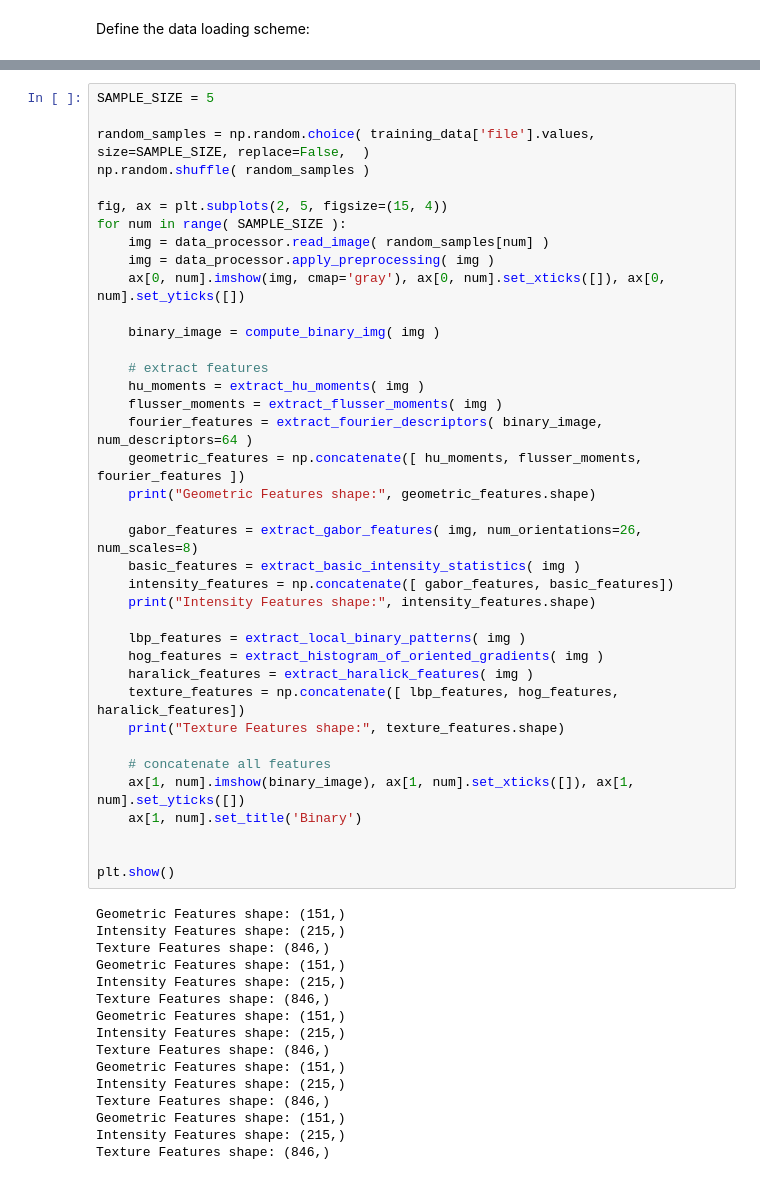
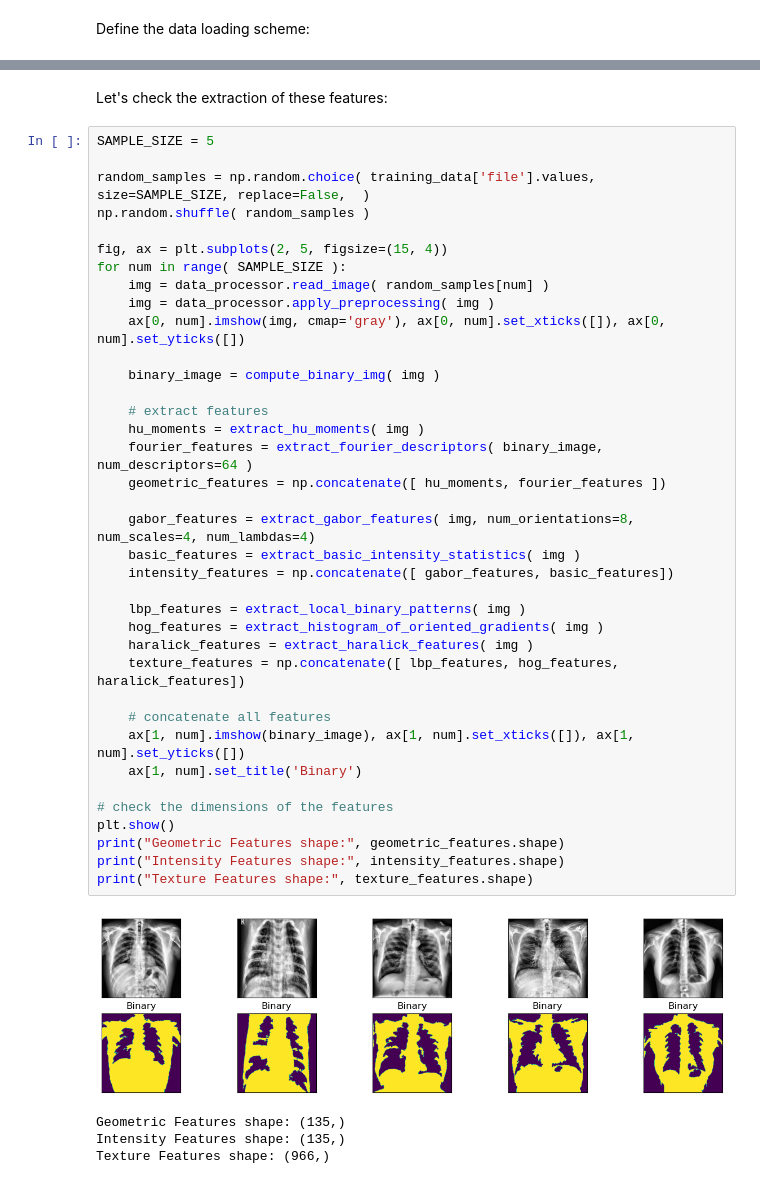
Before and after one commit to vvcastro/vision-chestXRay, a Jupyter notebook: 02_features_exploration.ipynb, the cells around one changed output, grey strips where cells are left out. Cells and saved outputs as stored; diff of their text form.

```diff
--- a/02_features_exploration.ipynb
+++ b/02_features_exploration.ipynb
@@ -122,54 +127,44 @@ def extract_haralick_features( image ):
+# %% [markdown]
+Let's check the extraction of these features:
 # %%
 SAMPLE_SIZE = 5
 
 random_samples = np.random.choice( training_data['file'].values, size=SAMPLE_SIZE, replace=False,  )
 np.random.shuffle( random_samples )
 
 fig, ax = plt.subplots(2, 5, figsize=(15, 4))
 for num in range( SAMPLE_SIZE ):
     img = data_processor.read_image( random_samples[num] )
     img = data_processor.apply_preprocessing( img )
     ax[0, num].imshow(img, cmap='gray'), ax[0, num].set_xticks([]), ax[0, num].set_yticks([])
 
     binary_image = compute_binary_img( img )
 
     # extract features
     hu_moments = extract_hu_moments( img )
-    flusser_moments = extract_flusser_moments( img )
     fourier_features = extract_fourier_descriptors( binary_image, num_descriptors=64 )
-    geometric_features = np.concatenate([ hu_moments, flusser_moments, fourier_features ])
-    print("Geometric Features shape:", geometric_features.shape)
+    geometric_features = np.concatenate([ hu_moments, fourier_features ])
 
-    gabor_features = extract_gabor_features( img, num_orientations=26, num_scales=8)
+    gabor_features = extract_gabor_features( img, num_orientations=8, num_scales=4, num_lambdas=4)
     basic_features = extract_basic_intensity_statistics( img )
     intensity_features = np.concatenate([ gabor_features, basic_features])
-    print("Intensity Features shape:", intensity_features.shape)
 
     lbp_features = extract_local_binary_patterns( img )
     hog_features = extract_histogram_of_oriented_gradients( img )
     haralick_features = extract_haralick_features( img )
     texture_features = np.concatenate([ lbp_features, hog_features, haralick_features])
-    print("Texture Features shape:", texture_features.shape)
 
     # concatenate all features
     ax[1, num].imshow(binary_image), ax[1, num].set_xticks([]), ax[1, num].set_yticks([])
     ax[1, num].set_title('Binary')
 
-
+# check the dimensions of the features
 plt.show()
+print("Geometric Features shape:", geometric_features.shape)
+print("Intensity Features shape:", intensity_features.shape)
+print("Texture Features shape:", texture_features.shape)
 # %% [output]
+[figure, new version]
-Geometric Features shape: (151,)
-Intensity Features shape: (215,)
-Texture Features shape: (846,)
-Geometric Features shape: (151,)
-Intensity Features shape: (215,)
-Texture Features shape: (846,)
-Geometric Features shape: (151,)
-Intensity Features shape: (215,)
-Texture Features shape: (846,)
-Geometric Features shape: (151,)
-Intensity Features shape: (215,)
-Texture Features shape: (846,)
-Geometric Features shape: (151,)
-Intensity Features shape: (215,)
-Texture Features shape: (846,)
+Geometric Features shape: (135,)
+Intensity Features shape: (135,)
+Texture Features shape: (966,)
```
Also changed, not shown: parts of 37 cells of this notebook, 5 other files.
